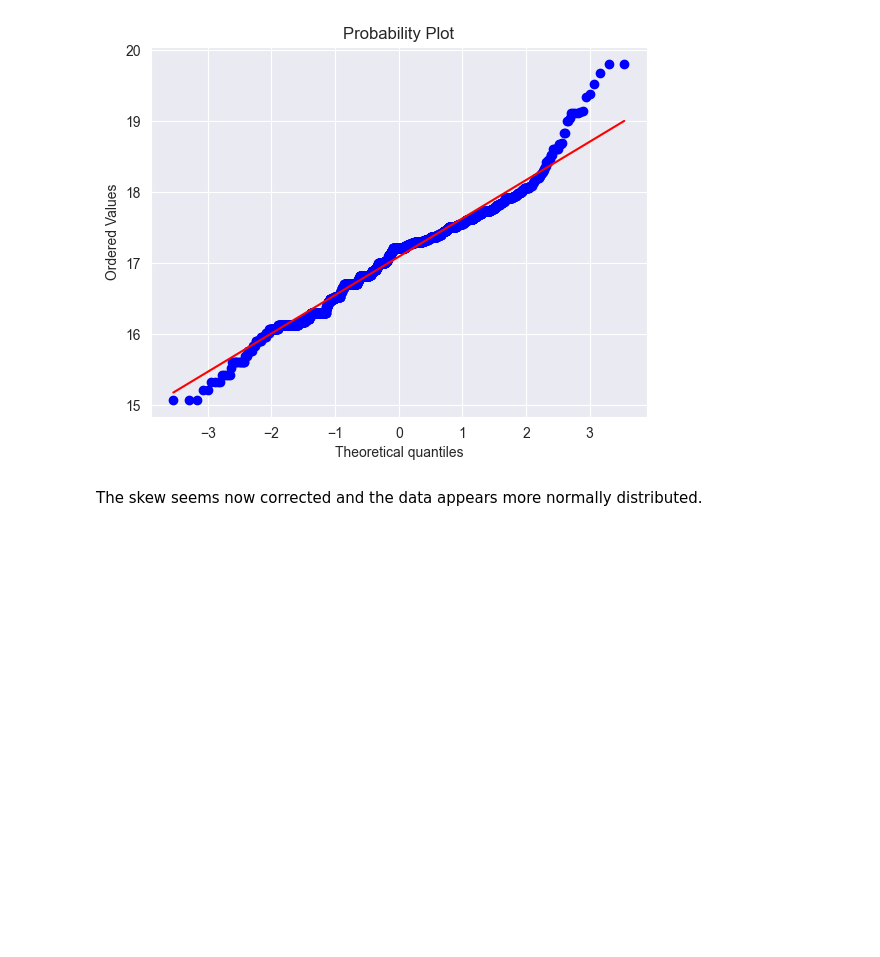
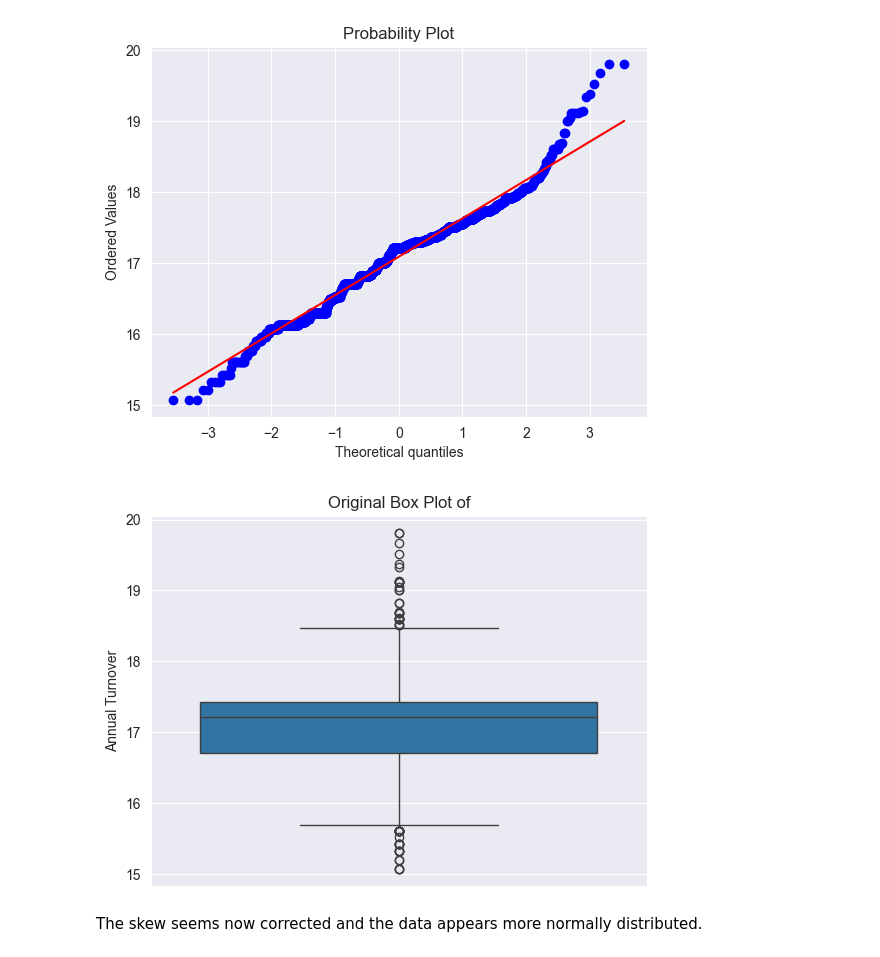
Before and after one commit to anirbanbagchi1979/aiml, a Jupyter notebook: UT-Austin-PGP/Nostradamus-v1.ipynb, the cells around one changed output. Saved outputs shown, nothing was run; the diff lists cells and outputs as text; code cells hidden in the pictures; blank space fills up the shorter version.

```diff
--- a/UT-Austin-PGP/Nostradamus-v1.ipynb
+++ b/UT-Austin-PGP/Nostradamus-v1.ipynb
@@ -242,2 +263,8 @@ plt.show()
+# %%
+sns.boxplot(train['Annual Turnover'])
+plt.title(f'Original Box Plot of')
+plt.show()
+# %% [output]
+[figure, added]
 # %% [markdown]
 The skew seems now corrected and the data appears more normally distributed.
```
Also changed, not shown: parts of 40 cells of this notebook, 9 other files.
